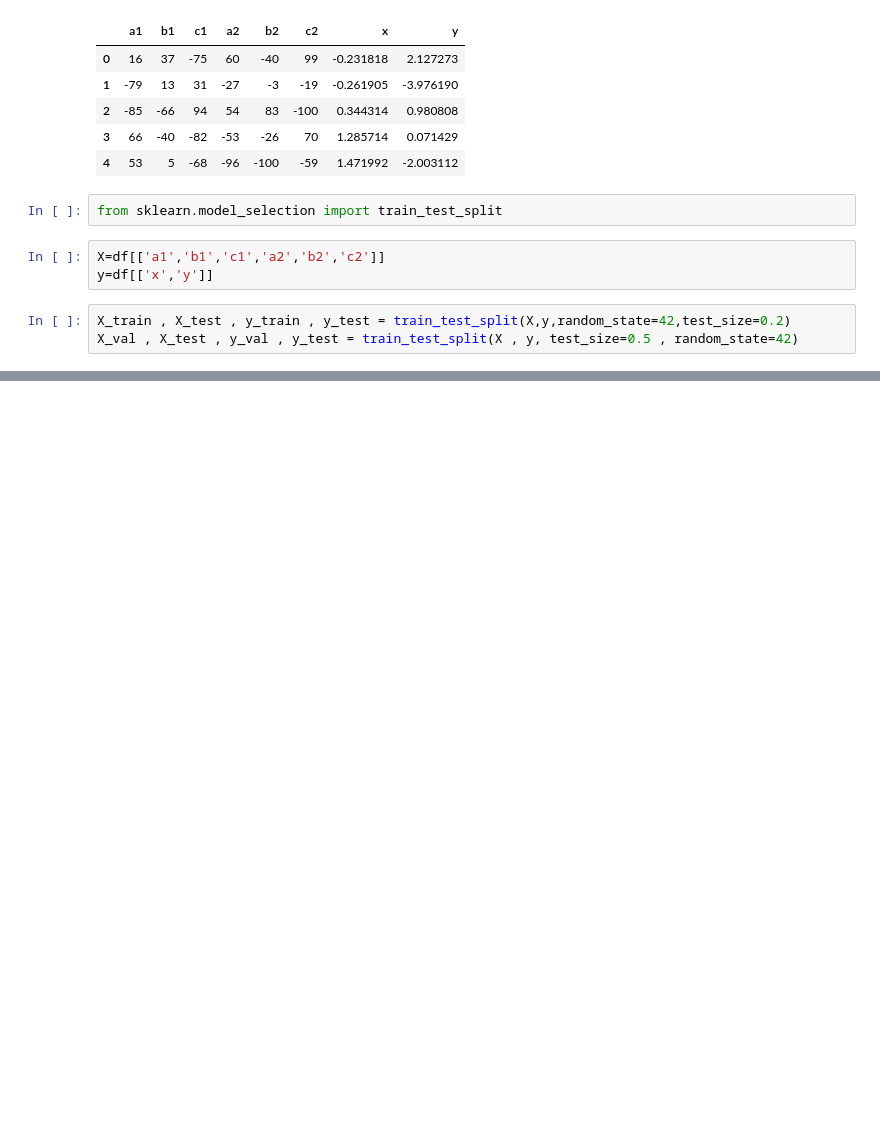
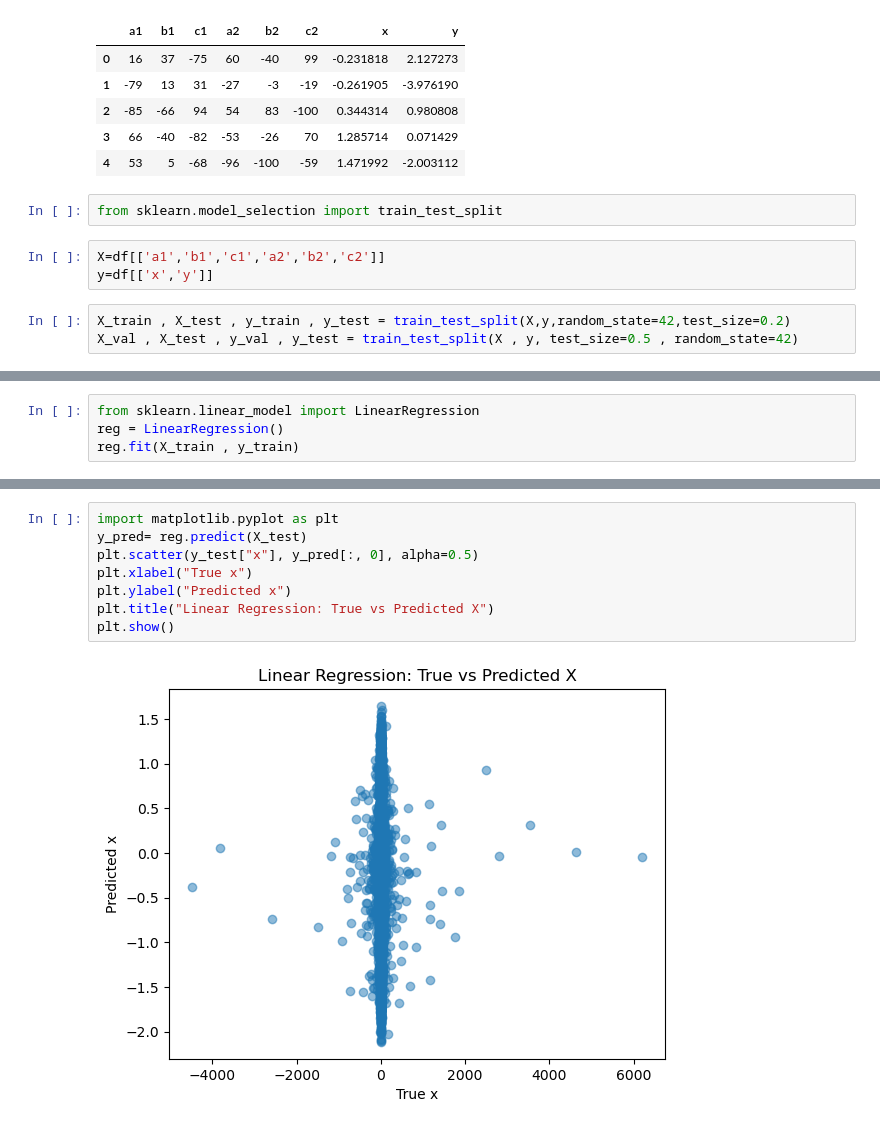
Before and after one commit to aleenaaahad/Machine-Learning-Models, a Jupyter notebook: Data-Processing.ipynb, the cells around one changed output, grey strips where cells are left out. Cells and saved outputs as stored; diff of their text form; blank space fills up the shorter version.

Commit message:
linear regression model

```diff
--- a/Data-Processing.ipynb
+++ b/Data-Processing.ipynb
@@ -21,0 +24,4 @@ X_val , X_test , y_val , y_test = train_test_split(X , y, test_size=0.5 , random
+# %%
+from sklearn.linear_model import LinearRegression
+reg = LinearRegression()
+reg.fit(X_train , y_train)
@@ -21,0 +47,10 @@ X_val , X_test , y_val , y_test = train_test_split(X , y, test_size=0.5 , random
+# %%
+import matplotlib.pyplot as plt
+y_pred= reg.predict(X_test)
+plt.scatter(y_test["x"], y_pred[:, 0], alpha=0.5)
+plt.xlabel("True x")
+plt.ylabel("Predicted x")
+plt.title("Linear Regression: True vs Predicted X")
+plt.show()
+# %% [output]
+[figure, added]
```
Also changed, not shown: parts of 5 cells of this notebook.
